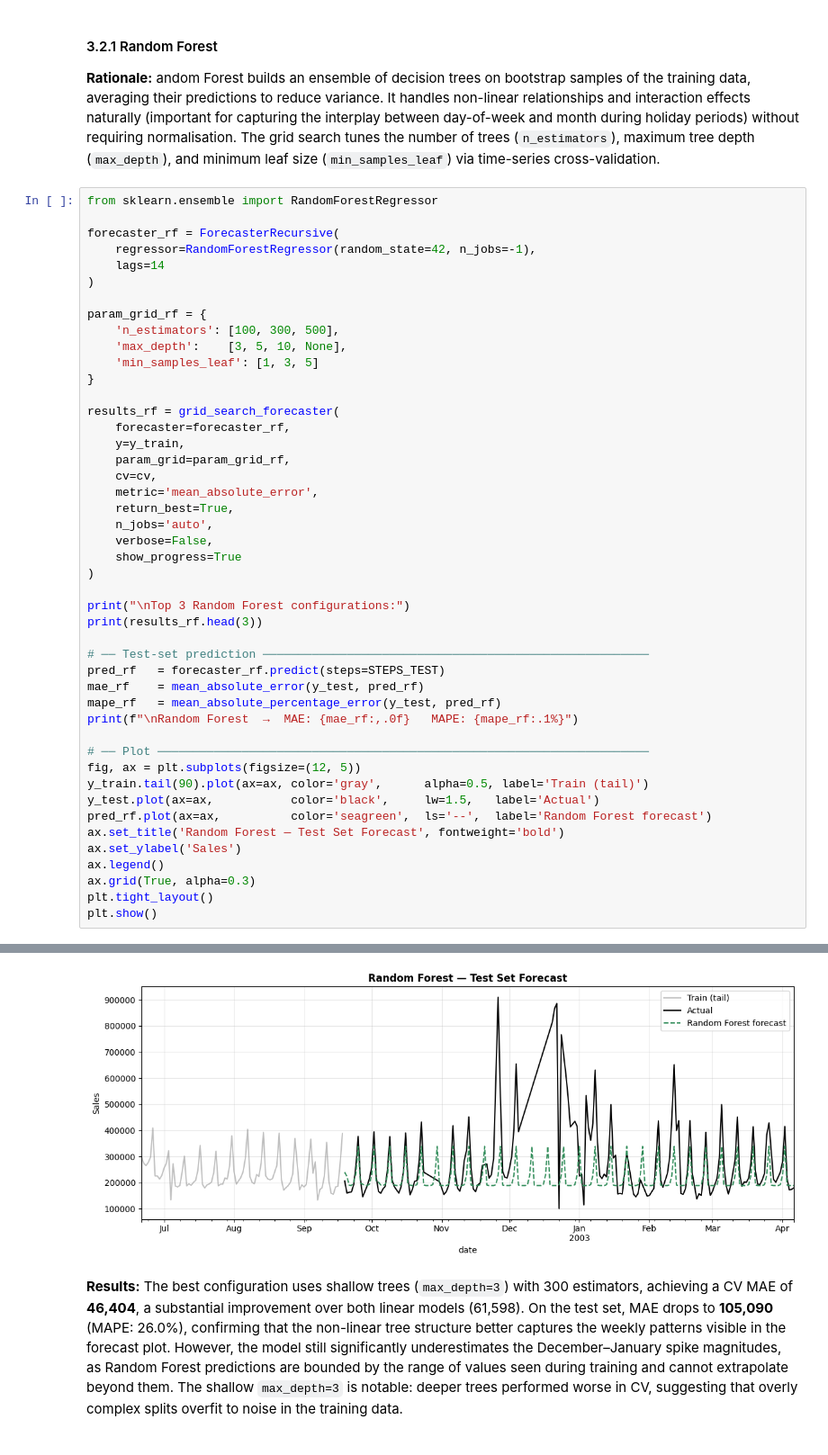
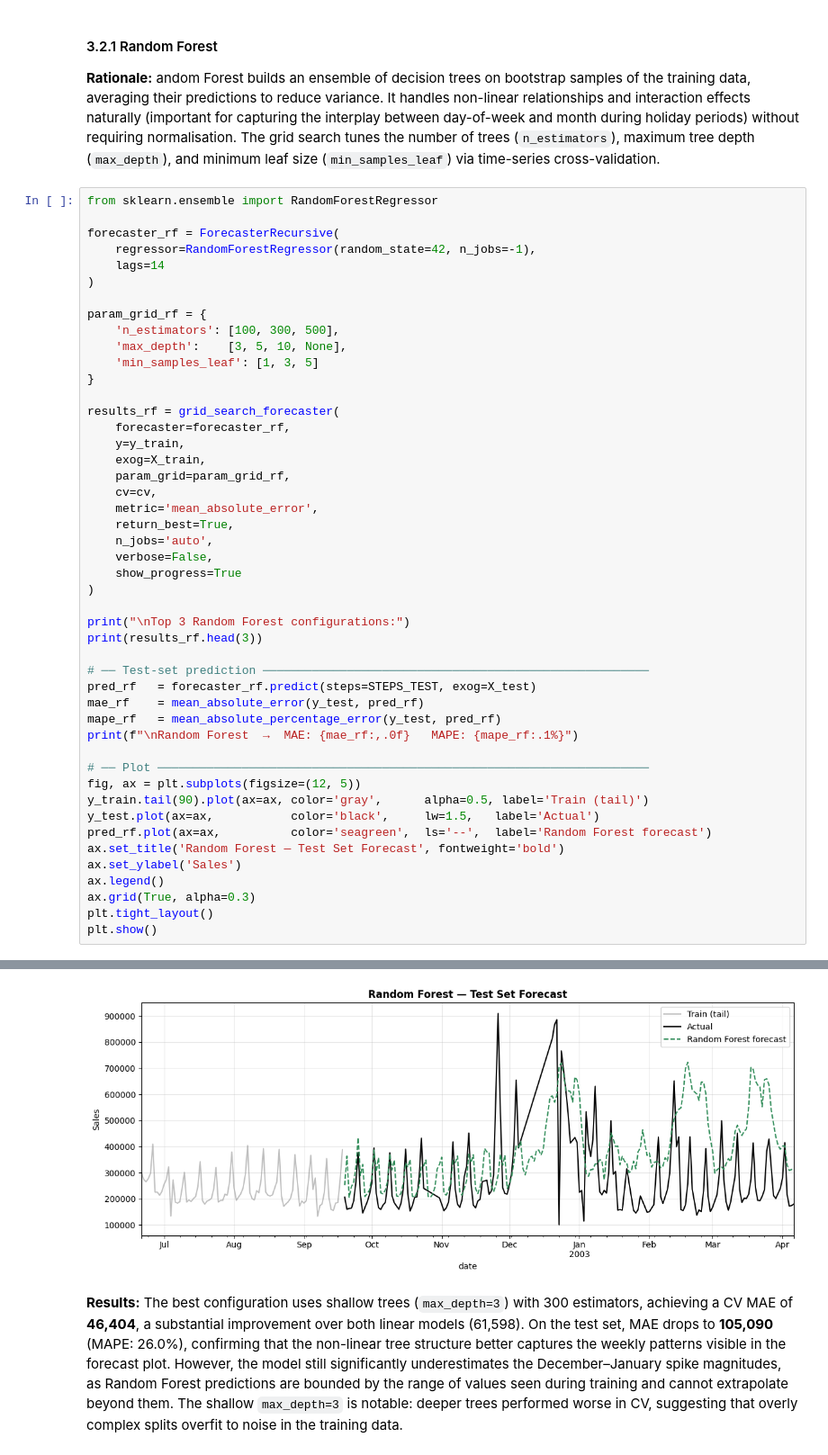
Before and after one commit to joaquinorradre/Time_Series_Assesment1, a Jupyter notebook: Assessment2.ipynb, the cells around one changed output, grey strips where cells are left out. Shown at 90% size. Saved outputs shown, nothing was run; the diff lists cells and outputs as text.

```diff
--- a/Assessment2.ipynb
+++ b/Assessment2.ipynb
@@ -322,6 +324,7 @@ param_grid_rf = {
 results_rf = grid_search_forecaster(
     forecaster=forecaster_rf,
     y=y_train,
+    exog=X_train,
     param_grid=param_grid_rf,
     cv=cv,
     metric='mean_absolute_error',
@@ -335,7 +338,7 @@ print("\nTop 3 Random Forest configurations:")
 print(results_rf.head(3))
 
 # ── Test-set prediction ───────────────────────────────────────────────────────
-pred_rf   = forecaster_rf.predict(steps=STEPS_TEST)
+pred_rf   = forecaster_rf.predict(steps=STEPS_TEST, exog=X_test)
 mae_rf    = mean_absolute_error(y_test, pred_rf)
 mape_rf   = mean_absolute_percentage_error(y_test, pred_rf)
 print(f"\nRandom Forest  →  MAE: {mae_rf:,.0f}   MAPE: {mape_rf:.1%}")
@@ -372,4 +375,4 @@ Random Forest  →  MAE: 105,090   MAPE: 26.0%
-[figure, old version]
+[figure, new version]
 # %% [markdown]
 **Results:** The best configuration uses shallow trees (`max_depth=3`) with 300 estimators, achieving a CV MAE of **46,404**, a substantial improvement over both linear models (61,598). On the test set, MAE drops to **105,090** (MAPE: 26.0%), confirming that the non-linear tree structure better captures the weekly patterns visible in the forecast plot. However, the model still significantly underestimates the December–January spike magnitudes, as Random Forest predictions are bounded by the range of values seen during training and cannot extrapolate beyond them. The shallow `max_depth=3` is notable: deeper trees performed worse in CV, suggesting that overly complex splits overfit to noise in the training data.
 # %% [markdown]
```
Also changed, not shown: parts of 8 cells of this notebook.
